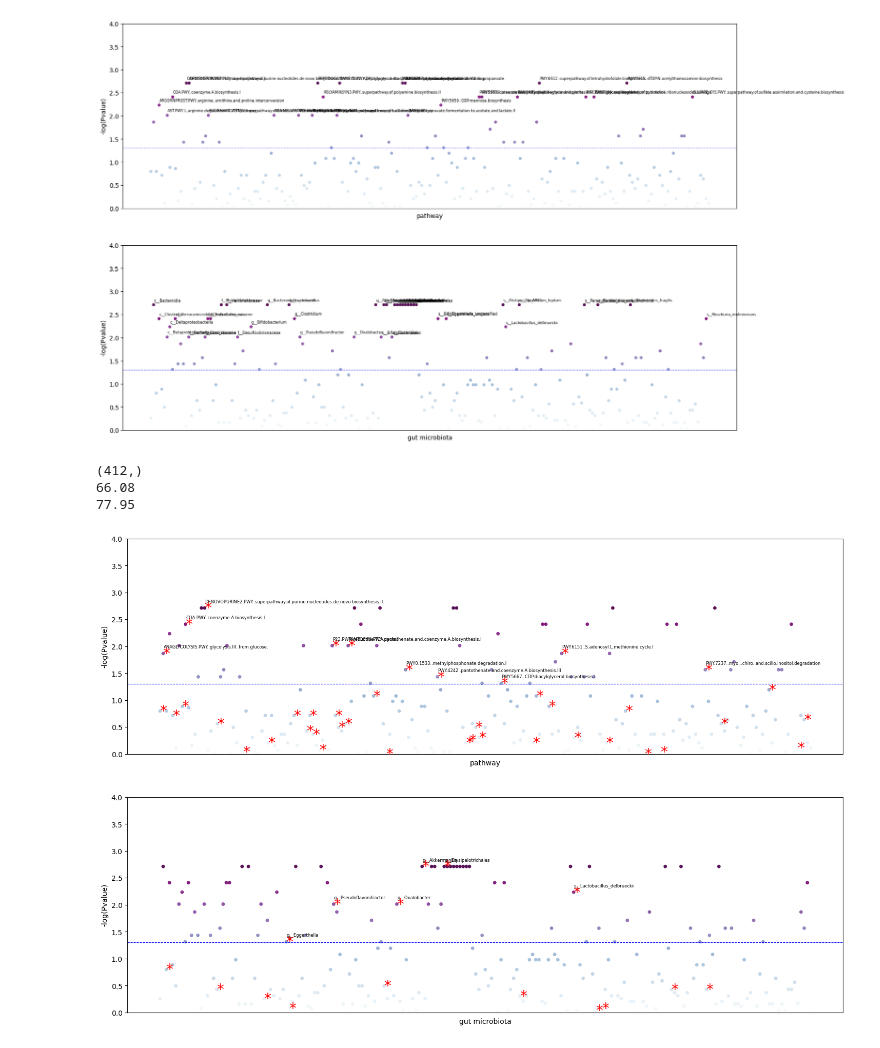
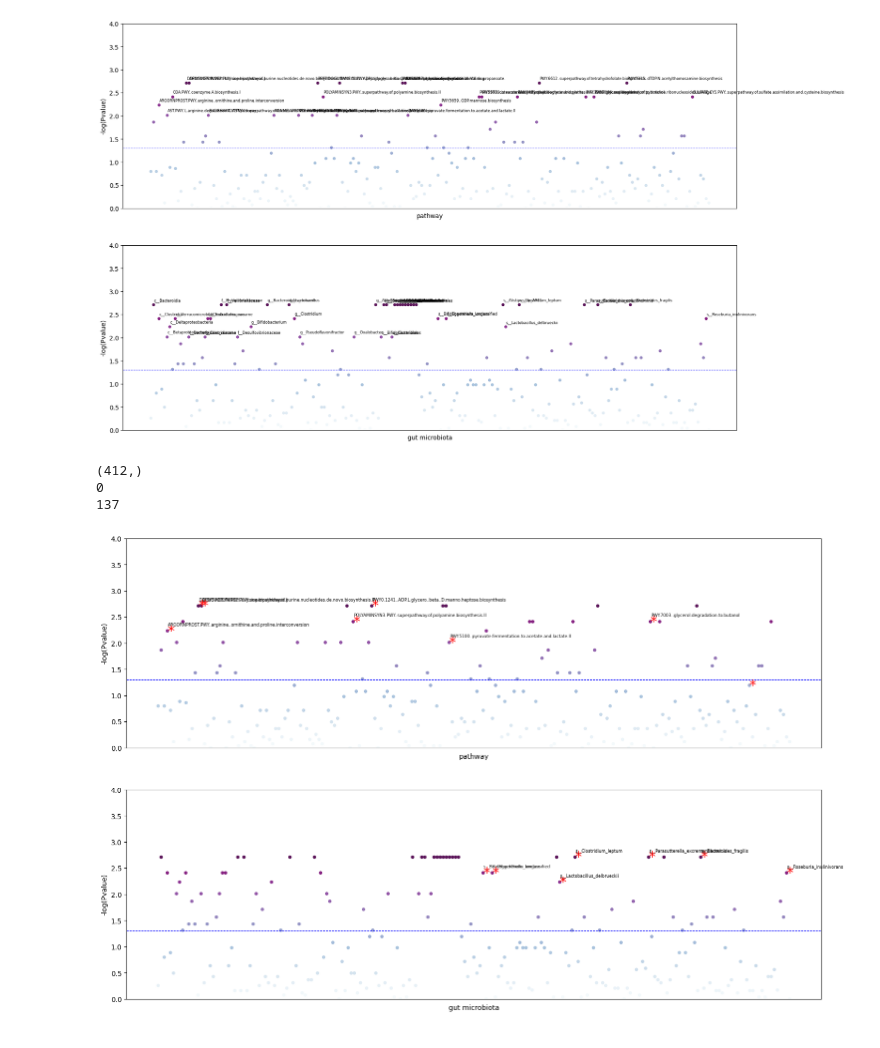
Before and after one commit to Liuzhe30/ukb_anxiety_prs, a Jupyter notebook: case-control/PRS-analysis-lightGBM.ipynb, the cells around one changed output. Saved outputs shown, nothing was run; the diff lists cells and outputs as text; code cells hidden in the pictures.

Commit message:
replace random features with real features

```diff
--- a/case-control/PRS-analysis-lightGBM.ipynb
+++ b/case-control/PRS-analysis-lightGBM.ipynb
@@ -208,7 +208,7 @@ plt.show()
 [figure]
 # %%
 # annotate RF feature selection results to scatter plot
-sin_array = np.sum(svg_array, axis=0)
+sin_array = np.sum(real_array, axis=0)
 print(sin_array.shape)
 corvs_list = list(sin_array)
 #print(corvs_list)
@@ -221,7 +221,7 @@ x = list(range(446-446, 858-446))
 y = list(pvalue_dict.values())
 labels = list(name_dict.values())
 
-thre = 75
+thre = 110
 
 # split data for pathway and gut microbiota
 x_pathway, y_pathway, labels_pathway = x[0:205], y[0:205], labels[0:205]
@@ -236,33 +236,33 @@ plt.axhline(y=1.3, color='b', linestyle='--', linewidth=0.8)
 plt.scatter(x_pathway, y_pathway, alpha=0.9, c=y_pathway, s=15, cmap='BuPu')
 plt.xticks([])
 plt.ylim((0, 4))
 plt.xlabel('pathway')
 plt.ylabel('-log(Pvalue)')
 # annotate
 for i in range(len(x_pathway)):
     if(y_pathway[i] >= 1.3 and corvs_pathway[i] >= thre):
         plt.annotate(labels_pathway[i], xy = (x_pathway[i], y_pathway[i]), xytext = (x_pathway[i]+0.1, y_pathway[i]+0.1), size=6)
     if(corvs_pathway[i] >= thre):
         plt.annotate('*', xy = (x_pathway[i], y_pathway[i]), xytext = (x_pathway[i]-0.08, y_pathway[i]-0.08), size=20,color='r')
 
 # scatter plot for gut microbiota
 plt.subplot(2, 1, 2)
 plt.axhline(y=1.3, color='b', linestyle='--', linewidth=0.8)
 plt.scatter(x_gut, y_gut, alpha=0.9, c=y_gut, s=15, cmap='BuPu')
 plt.xticks([])
 plt.ylim((0, 4))
 plt.xlabel('gut microbiota')
 plt.ylabel('-log(Pvalue)')
 # annotate
 for i in range(len(x_gut)):
     if(y_gut[i] > 1.3 and corvs_gut[i] >= thre):
         plt.annotate(labels_gut[i].split('.')[-1], xy = (x_gut[i], y_gut[i]), xytext = (x_gut[i]+0.1, y_gut[i]+0.1), size=6)
     if(corvs_gut[i] >= thre):
         plt.annotate('*', xy = (x_gut[i], y_gut[i]), xytext = (x_gut[i]-0.08, y_gut[i]-0.08), size=20,color='r')
 
 plt.show()
 # %% [output]
 (412,)
-66.08
-77.95
+0
+137
-[figure, old version]
+[figure, new version]
```
Also changed, not shown: 3 other files.
